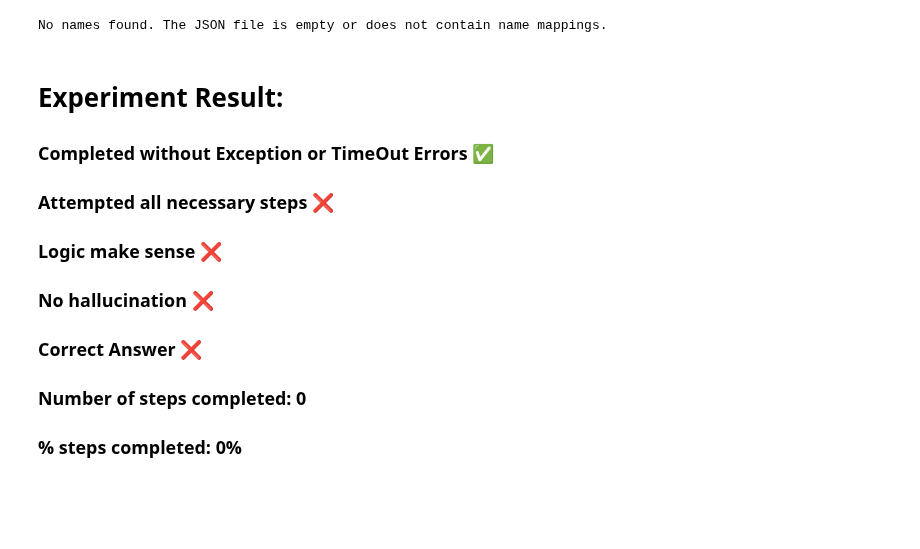
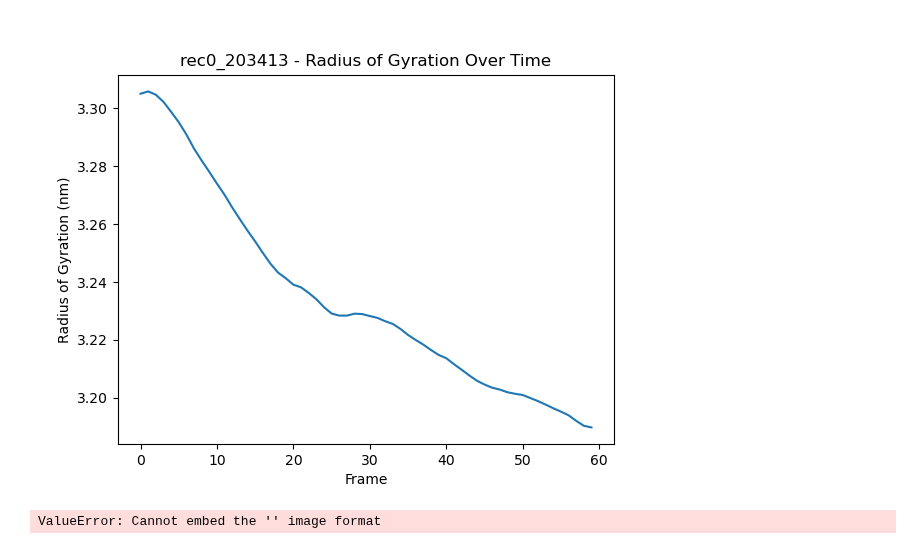
Before and after one commit to ur-whitelab/md-agent, a Jupyter notebook: notebooks/experiments/experiment_k1/gpt-3.5-turbo-0125/exp_6.ipynb, the cells around one changed output. Cells and saved outputs as stored; diff of their text form; code cells hidden in the pictures; blank space fills up the shorter version.

```diff
--- a/notebooks/experiments/experiment_k1/gpt-3.5-turbo-0125/exp_6.ipynb
+++ b/notebooks/experiments/experiment_k1/gpt-3.5-turbo-0125/exp_6.ipynb
@@ -61,18 +86,13 @@ time: 15:13:59
-# %%
-paths_and_descriptions = registry.list_path_names_and_descriptions()
-print("\n".join(paths_and_descriptions.split(",")))
-# %% [output]
-No names found. The JSON file is empty or does not contain name mappings.
 # %%
 from IPython.display import Image
-path_1 = registry.get_mapped_path("")
-path_2 = registry.get_mapped_path("")
+registry = MDAgent(ckpt_dir="ckpt_5").path_registry
+path_1 = registry.get_mapped_path("fig0_090622")
+path_2 = registry.get_mapped_path("None")
-# %% [markdown]
-# Experiment Result:
-### Completed without Exception or TimeOut Errors ✅
-### Attempted all necessary steps ❌
-### Logic make sense ❌
-### No hallucination ❌
-### Correct Answer  ❌
-### Number of steps completed: 0
-### % steps completed: 0%
+# %%
+Image(filename=path_1)
+# %% [output]
+[figure, added]
+# %%
+Image(filename=path_2)
+# %% [output]
+ValueError: Cannot embed the '' image format
```
Also changed, not shown: parts of 5 cells of this notebook, 7 other files.
